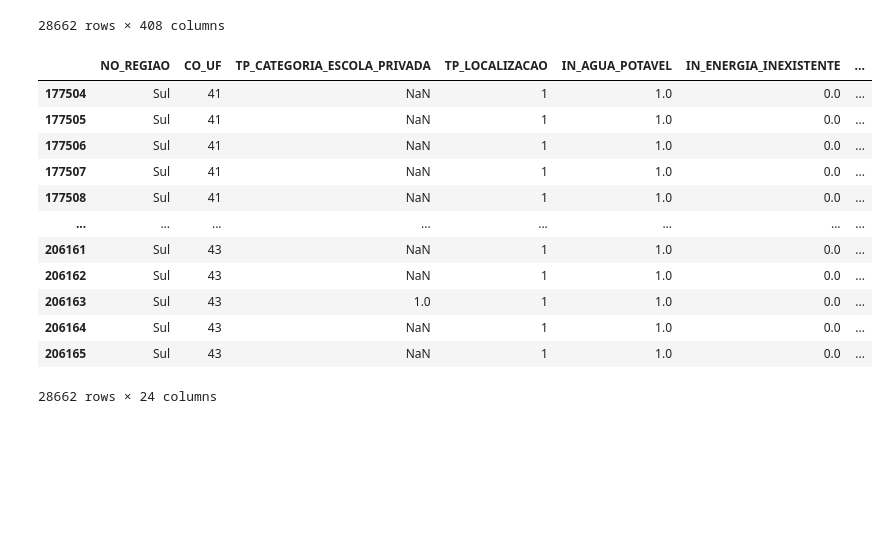
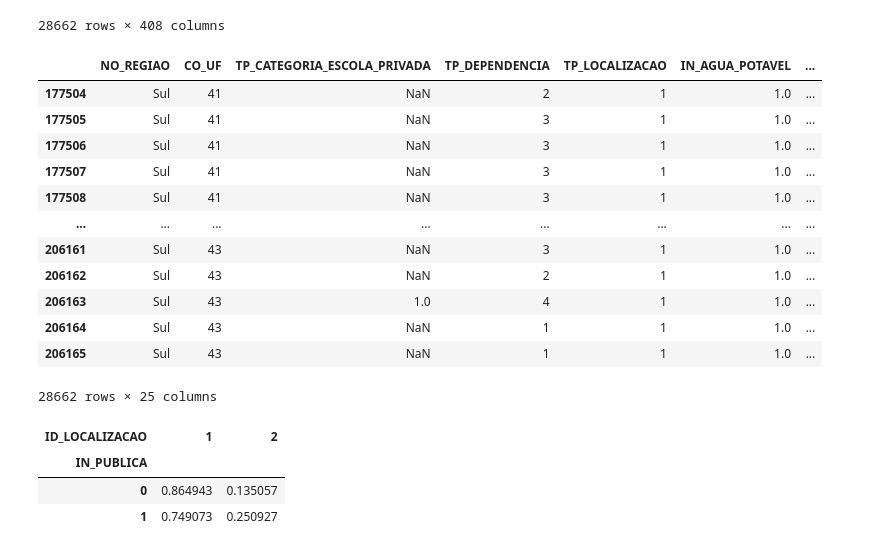
Before and after one commit to gustavo-losch/extensionista-cpa, a Jupyter notebook: setup_inicial.ipynb, the cells around one changed output. Saved outputs shown, nothing was run; the diff lists cells and outputs as text; code cells hidden in the pictures; blank space fills up the shorter version.

```diff
--- a/setup_inicial.ipynb
+++ b/setup_inicial.ipynb
@@ -4,12 +6,12 @@ import numpy as np
 # %%
 # Directory paths for the datasets
 
-censo_dir = '../Trabalho_Final/microdados_censo_escolar_2023/dados/microdados_ed_basica_2023.csv'
-ts_aluno_2ef_dir = '../Trabalho_Final/microdados_saeb_2023/DADOS/TS_ALUNO_2EF.csv'
-ts_aluno_5ef_dir = '../Trabalho_Final/microdados_saeb_2023/DADOS/TS_ALUNO_5EF.csv'
-ts_aluno_9ef_dir = '../Trabalho_Final/microdados_saeb_2023/DADOS/TS_ALUNO_9EF.csv'
-ts_aluno_34em_dir = '../Trabalho_Final/microdados_saeb_2023/DADOS/TS_ALUNO_34EM.csv'
-ts_escola_dir = '../Trabalho_Final/microdados_saeb_2023/DADOS/TS_ESCOLA.csv'
+censo_dir = 'data/censo-escolar/dados/microdados_ed_basica_2023.csv'
+ts_aluno_2ef_dir = 'data/saeb/DADOS/TS_ALUNO_2EF.csv'
+ts_aluno_5ef_dir = 'data/saeb/DADOS/TS_ALUNO_5EF.csv'
+ts_aluno_9ef_dir = 'data/saeb/DADOS/TS_ALUNO_9EF.csv'
+ts_aluno_34em_dir = 'data/saeb/DADOS/TS_ALUNO_34EM.csv'
+ts_escola_dir = 'data/saeb/DADOS/TS_ESCOLA.csv'
 # %%
 # Upload the datasets
 
@@ -92,43 +94,51 @@ df_ts_aluno_34em_sul = df_ts_aluno_34em_sul[colunas_relevantes_saeb]
 colunas_relevantes_censo = [
     'NO_REGIAO',
     'CO_UF',
     'TP_CATEGORIA_ESCOLA_PRIVADA',
+    'TP_DEPENDENCIA',
     'TP_LOCALIZACAO',
     'IN_AGUA_POTAVEL',
     'IN_ENERGIA_INEXISTENTE',
     'IN_BIBLIOTECA',
     'IN_LABORATORIO_CIENCIAS',
     'IN_LABORATORIO_INFORMATICA',
     'IN_COMPUTADOR',
     'IN_EQUIP_IMPRESSORA',
     'IN_EQUIP_TV',
     'QT_EQUIP_TV',
     'IN_EQUIP_LOUSA_DIGITAL',
     'QT_EQUIP_LOUSA_DIGITAL',
     'IN_EQUIP_MULTIMIDIA',
     'QT_EQUIP_MULTIMIDIA',
     'IN_DESKTOP_ALUNO',
     'QT_DESKTOP_ALUNO',
     'IN_COMP_PORTATIL_ALUNO',
     'QT_COMP_PORTATIL_ALUNO',
     'IN_INTERNET',
     'IN_INTERNET_ALUNOS',
     'IN_MATERIAL_PED_MULTIMIDIA'
 ]
 
 df_censo_sul = df_censo_sul[colunas_relevantes_censo]
 df_censo_sul
 # %% [output]
-|  | NO_REGIAO | CO_UF | TP_CATEGORIA_ESCOLA_PRIVADA | TP_LOCALIZACAO | IN_AGUA_POTAVEL | IN_ENERGIA_INEXISTENTE | ... |
-| 177504 | Sul | 41 | NaN | 1 | 1.0 | 0.0 | ... |
-| 177505 | Sul | 41 | NaN | 1 | 1.0 | 0.0 | ... |
-| 177506 | Sul | 41 | NaN | 1 | 1.0 | 0.0 | ... |
-| 177507 | Sul | 41 | NaN | 1 | 1.0 | 0.0 | ... |
-| 177508 | Sul | 41 | NaN | 1 | 1.0 | 0.0 | ... |
+|  | NO_REGIAO | CO_UF | TP_CATEGORIA_ESCOLA_PRIVADA | TP_DEPENDENCIA | TP_LOCALIZACAO | IN_AGUA_POTAVEL | ... |
+| 177504 | Sul | 41 | NaN | 2 | 1 | 1.0 | ... |
+| 177505 | Sul | 41 | NaN | 3 | 1 | 1.0 | ... |
+| 177506 | Sul | 41 | NaN | 3 | 1 | 1.0 | ... |
+| 177507 | Sul | 41 | NaN | 3 | 1 | 1.0 | ... |
+| 177508 | Sul | 41 | NaN | 3 | 1 | 1.0 | ... |
 | ... | ... | ... | ... | ... | ... | ... | ... |
-| 206161 | Sul | 43 | NaN | 1 | 1.0 | 0.0 | ... |
-| 206162 | Sul | 43 | NaN | 1 | 1.0 | 0.0 | ... |
-| 206163 | Sul | 43 | 1.0 | 1 | 1.0 | 0.0 | ... |
-| 206164 | Sul | 43 | NaN | 1 | 1.0 | 0.0 | ... |
-| 206165 | Sul | 43 | NaN | 1 | 1.0 | 0.0 | ... |
+| 206161 | Sul | 43 | NaN | 3 | 1 | 1.0 | ... |
+| 206162 | Sul | 43 | NaN | 2 | 1 | 1.0 | ... |
+| 206163 | Sul | 43 | 1.0 | 4 | 1 | 1.0 | ... |
+| 206164 | Sul | 43 | NaN | 1 | 1 | 1.0 | ... |
+| 206165 | Sul | 43 | NaN | 1 | 1 | 1.0 | ... |
-28662 rows × 24 columns
+28662 rows × 25 columns
+# %%
+pd.crosstab(df_ts_aluno_2ef_sul['IN_PUBLICA'], df_ts_aluno_2ef_sul['ID_LOCALIZACAO'], normalize='index')
+# %% [output]
+| ID_LOCALIZACAO | 1 | 2 |
+| IN_PUBLICA |  |  |
+| 0 | 0.864943 | 0.135057 |
+| 1 | 0.749073 | 0.250927 |
```
Also changed, not shown: parts of 15 cells of this notebook, 4 other files.
